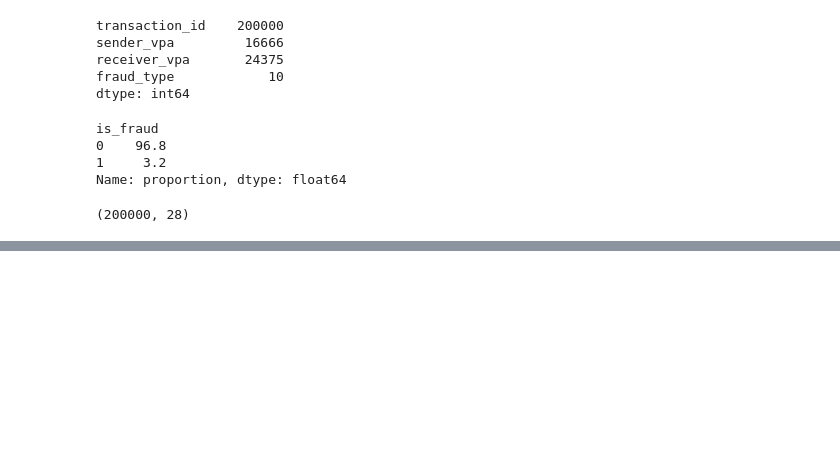
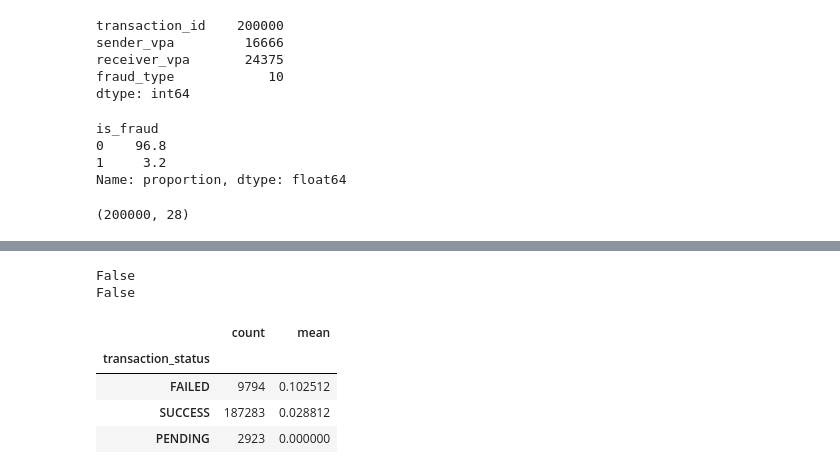
Before and after one commit to mrx000777/upi-fraud-detection, a Jupyter notebook: notebooks/fraud.ipynb, the cells around one changed output, grey strips where cells are left out. Cells and saved outputs as stored; diff of their text form; code cells hidden in the pictures; blank space fills up the shorter version.

```diff
--- a/notebooks/fraud.ipynb
+++ b/notebooks/fraud.ipynb
@@ -513,0 +646,10 @@ df.shape
+# %%
+txn_bins = [0, 1, 3, 5, 10, float("inf")]
+txn_labels = ["0-1", "2-3", "4-5", "6-10", "10+"]
+
+df["sender_count"] = pd.cut(
+    df["sender_txn_count_last_24h"],
+    bins=txn_bins,
+    labels=txn_labels,
+    include_lowest=True
+)
@@ -513,0 +660,10 @@ df.shape
+# %%
+ratio_bins = [0, 1, 2, 5, 10, float("inf")]
+ratio_labels = ["0-1x", "1-2x", "2-5x", "5-10x", "10x+"]
+
+df["ratio_range"] = pd.cut(
+    df["amount_to_avg_ratio"],
+    bins=ratio_bins,
+    labels=ratio_labels,
+    include_lowest=True
+)
@@ -513,0 +770,16 @@ df.shape
+# %%
+print("is_fraud" in X_train.columns)
+print("fraud_type" in X_train.columns)
+# %% [output]
+False
+False
+# %%
+df.groupby("transaction_status")["is_fraud"].agg(
+    ["count", "mean"]
+).sort_values("mean", ascending=False)
+# %% [output]
+|  | count | mean |
+| transaction_status |  |  |
+| FAILED | 9794 | 0.102512 |
+| SUCCESS | 187283 | 0.028812 |
+| PENDING | 2923 | 0.000000 |
```
Also changed, not shown: parts of 62 cells of this notebook, 8 other files.
